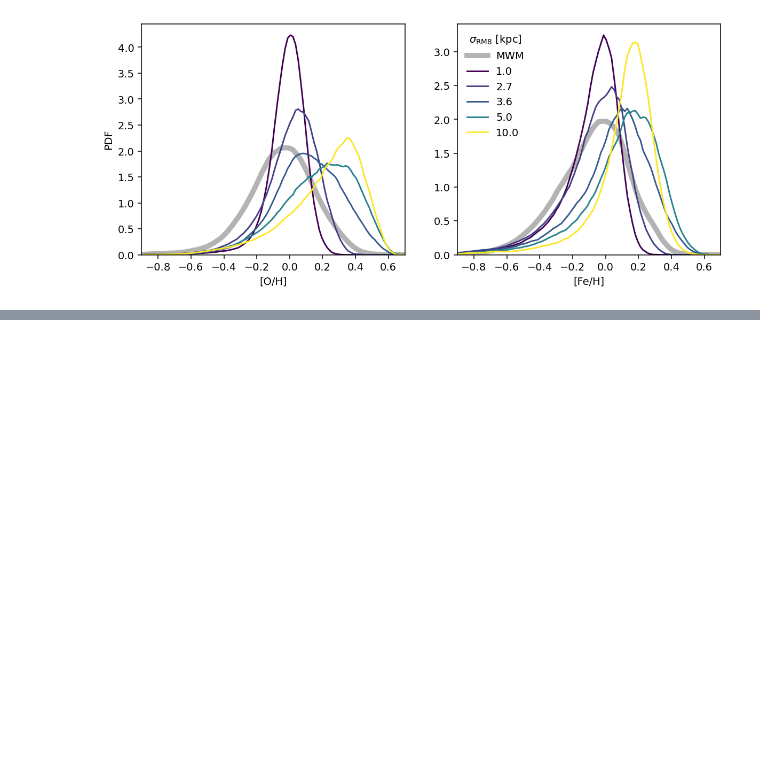
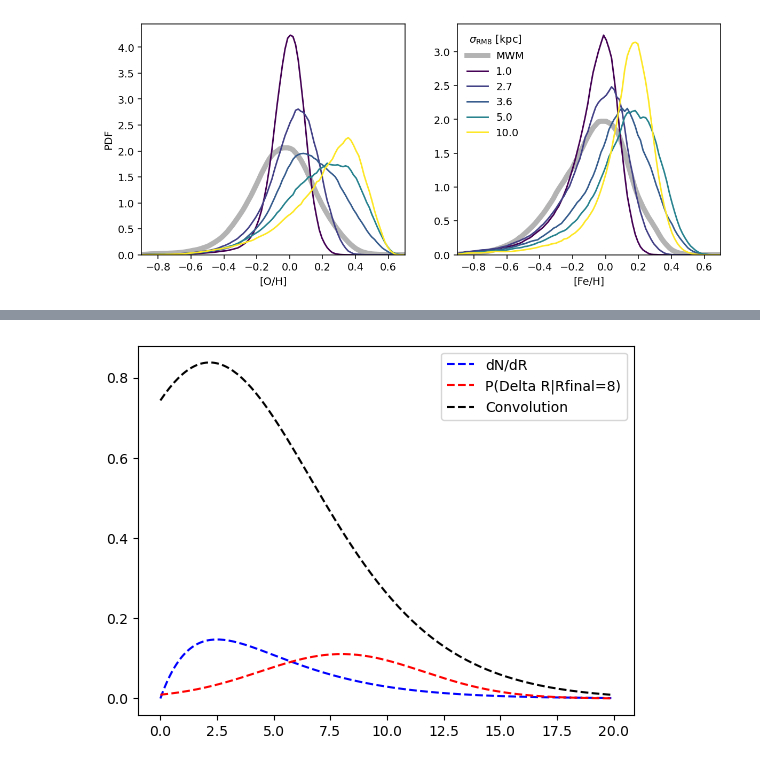
Before and after one commit to lodubay/abeona, a Jupyter notebook: src/scripts/migration_strength.ipynb, the cells around one changed output, grey strips where cells are left out. Saved outputs shown, nothing was run; the diff lists cells and outputs as text; code cells hidden in the pictures; blank space fills up the shorter version.

```diff
--- a/src/scripts/migration_strength.ipynb
+++ b/src/scripts/migration_strength.ipynb
@@ -118,0 +175,15 @@ plt.show()
+# %%
+conv = np.exp(sigmaRM**2/(2*Rdisk**2)) * Rdisk**-2 * (Rbirth - sigmaRM**2/Rdisk) * np.exp(-Rbirth/Rdisk)
+
+# deltaR_arr = np.arange(-20, 20, 0.1)
+# migr = (2*np.pi*sigmaRM**2)**-0.5 * np.exp(-(Rbirth - Rfinal)**2 / (2*sigmaRM**2))
+
+fig, ax = plt.subplots()
+# ax.plot(Rbirth, conv, 'k-')
+ax.plot(Rbirth, dNdR, 'b--', label='dN/dR')
+ax.plot(Rbirth, migr, 'r--', label='P(Delta R|Rfinal=8)')
+ax.plot(Rbirth, np.convolve(migr, dNdR, mode='same'), 'k--', label='Convolution')
+ax.legend()
+plt.show()
+# %% [output]
+[figure, added]
```
Also changed, not shown: parts of 5 cells of this notebook.
